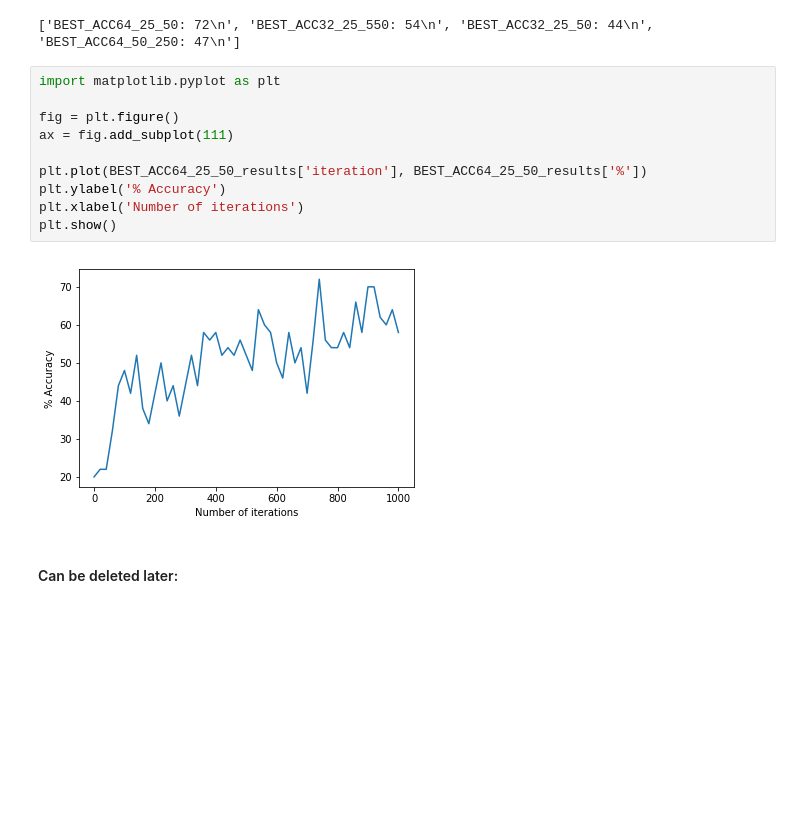
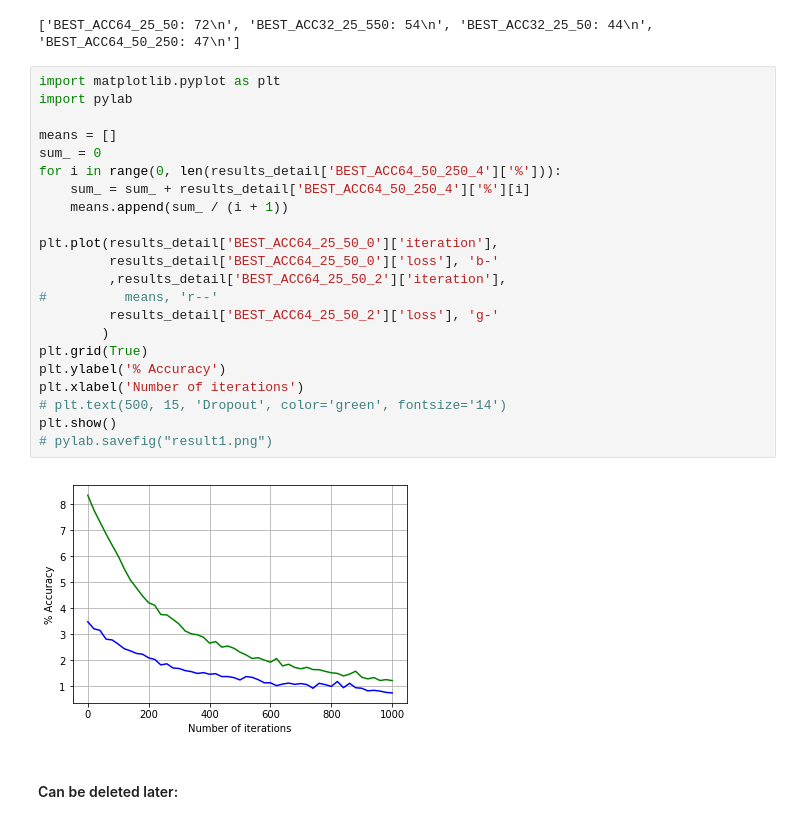
Before and after one commit to krisztianbenda/one-shot, a Jupyter notebook: Domesticated.ipynb, the cells around one changed output. Cells and saved outputs as stored; diff of their text form; blank space fills up the shorter version.

```diff
--- a/Domesticated.ipynb
+++ b/Domesticated.ipynb
@@ -253,18 +250,30 @@ save_obj(result_number, 'result_number')
 save_best_acc(best_acc_str, best_acc)
 # %% [output]
 ['BEST_ACC64_25_50: 72\n', 'BEST_ACC32_25_550: 54\n', 'BEST_ACC32_25_50: 44\n', 'BEST_ACC64_50_250: 47\n']
-# %%
-import matplotlib.pyplot as plt
-
-fig = plt.figure()
-ax = fig.add_subplot(111)
-
-plt.plot(BEST_ACC64_25_50_results['iteration'], BEST_ACC64_25_50_results['%'])
-plt.ylabel('% Accuracy')
-plt.xlabel('Number of iterations')
-plt.show()
-# %% [output]
-[figure, removed]
+# %%
+import matplotlib.pyplot as plt
+import pylab
+
+means = []
+sum_ = 0
+for i in range(0, len(results_detail['BEST_ACC64_50_250_4']['%'])):
+    sum_ = sum_ + results_detail['BEST_ACC64_50_250_4']['%'][i]
+    means.append(sum_ / (i + 1))
+
+plt.plot(results_detail['BEST_ACC64_25_50_0']['iteration'],
+         results_detail['BEST_ACC64_25_50_0']['loss'], 'b-'
+         ,results_detail['BEST_ACC64_25_50_2']['iteration'],
+#          means, 'r--'
+         results_detail['BEST_ACC64_25_50_2']['loss'], 'g-'
+        )
+plt.grid(True)
+plt.ylabel('% Accuracy')
+plt.xlabel('Number of iterations')
+# plt.text(500, 15, 'Dropout', color='green', fontsize='14')
+plt.show()
+# pylab.savefig("result1.png")
+# %% [output]
+[figure, added]
 # %% [markdown]
 #### Can be deleted later:
 # %%
```
Also changed, not shown: parts of 3 cells of this notebook, 4 other files.
